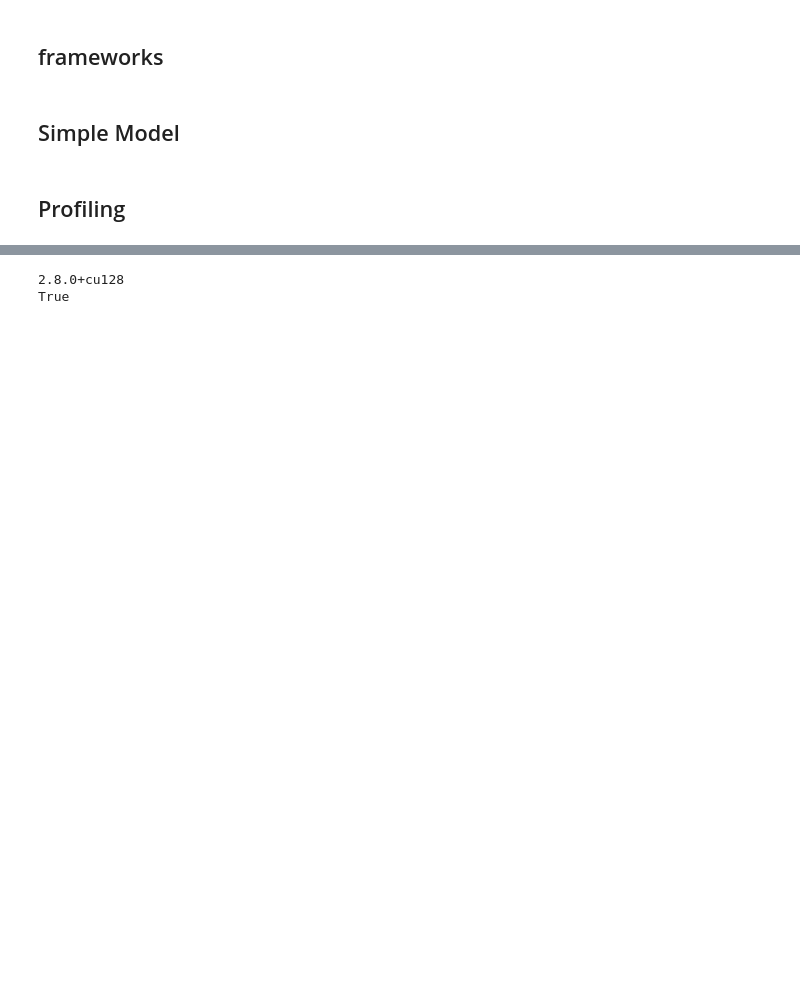
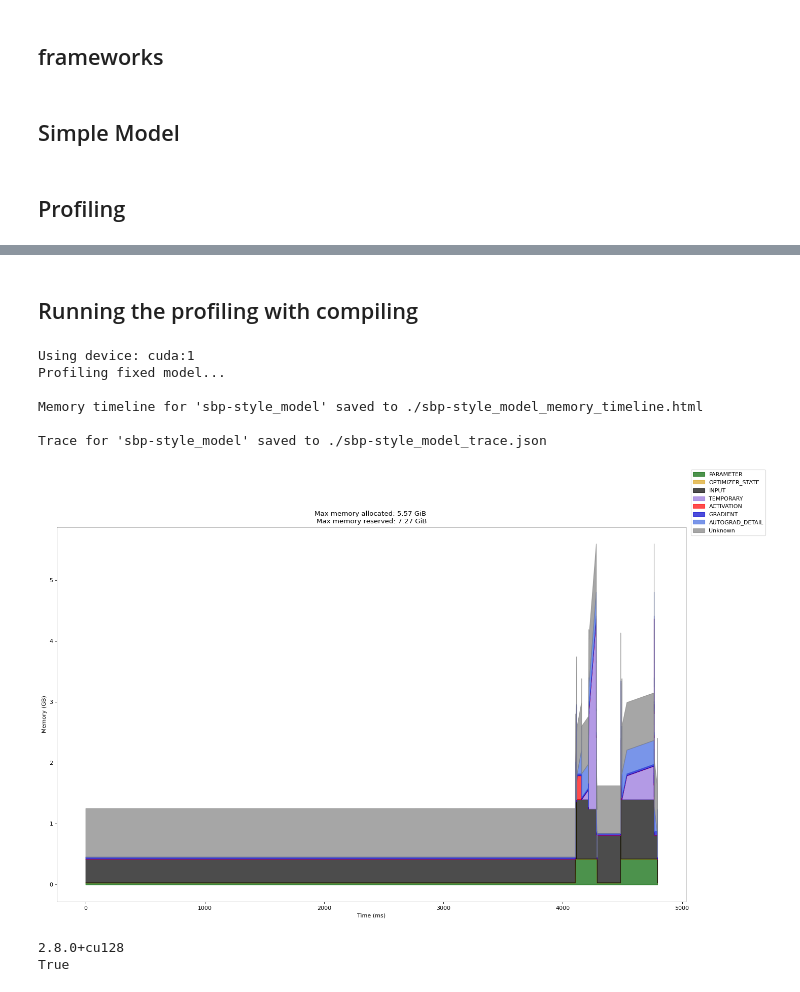
Before and after one commit to inouye-lab/RGM, a Jupyter notebook: notebooks/demo_minimum_working_exp.ipynb, the cells around one changed output, grey strips where cells are left out. Drawn from its saved outputs; the diff is of its cells as text; code cells hidden in the pictures; blank space fills up the shorter version.

```diff
--- a/notebooks/demo_minimum_working_exp.ipynb
+++ b/notebooks/demo_minimum_working_exp.ipynb
@@ -153,7 +153,7 @@ class ColumnwiseStructuredBackDropLinear(nn.Module):
         if backdrop_method == 'fixed':
             self.backdrop_function = FixedDropoutFunction
         elif backdrop_method == 'original':
-            self.backdrop_method = OriginalDropoutFunction
+            self.backdrop_function = OriginalDropoutFunction
         else:
             raise ValueError("Invalid backdrop_method. Choose 'fixed' or 'original'.")
 
@@ -242,12 +242,11 @@ def profile_model(model, inputs, label, device):
         # p.export_chrome_trace(chrome_trace_filename)
         # Export the memory timeline to a separate HTML file [11]
         memory_timeline_filename = f"./{label}_memory_timeline.html"
-        # p.export_memory_timeline(memory_timeline_filename, device=device)
-        try:
-            p.export_memory_timeline(f"./{label}_memory_timeline.json.gz")
-            print(f"\nMemory timeline for '{label}' saved to {memory_timeline_filename}")
-        except ValueError as e:
-            print(f"Error exporting memory timeline: {e}")
+        p.export_memory_timeline(memory_timeline_filename, device=device)
+        # p.export_memory_timeline(f"./{label}_memory_timeline.json.gz")
+        print(f"\nMemory timeline for '{label}' saved to {memory_timeline_filename}")
+        # except ValueError as e:
+        #     print(f"Error exporting memory timeline: {e}")
         p.export_chrome_trace(f"./{label}_trace.json")
         print(f"\nTrace for '{label}' saved to {chrome_trace_filename}")
 
@@ -311,3 +302,39 @@ Trace for 'sbp-style_model' saved to ./sbp-style_model_trace.json
+# %% [markdown]
+## Running the profiling with compiling
+# %%
+# --- Main Execution ---
+if __name__ == "__main__":
+    # Model parameters
+    batch_size = int(102400)
+    input_dim = 1024
+    hidden_dim = 4096
+    output_dim = 1024
+    keep_ratio = 0.1
+    device = 'cuda:1' if torch.cuda.is_available() else 'cpu'
+    print(f"Using device: {device}")
+
+    # --- Profile the standard model ---
+    # print("Profiling standard nn.Linear model...")
+    # standard_model = SimpleTestModel(input_dim, hidden_dim, output_dim, backdrop_method="No_drop", device=device)
+    # standard_model = torch.compile(standard_model, fullgraph=True, mode="reduce-overhead")
+    # inputs = torch.randn(batch_size, input_dim)
+    # profile_model(standard_model, inputs, "standard_model", device)
+
+    # --- Profile the backdrop model ---
+    for methods in ["fixed", "original", "sbp-style"]:
+        print(f"Profiling {methods} model...")
+        backdrop_model = SimpleTestModel(input_dim, hidden_dim, output_dim, backdrop_method=methods, keep_ratio=keep_ratio, device=device)
+        backdrop_model = torch.compile(backdrop_model, fullgraph=True, mode="reduce-overhead")
+        inputs = torch.randn(batch_size, input_dim)
+        profile_model(backdrop_model, inputs, f"{methods}_model", device)
+# %% [output]
+Using device: cuda:1
+Profiling fixed model...
+
+Memory timeline for 'sbp-style_model' saved to ./sbp-style_model_memory_timeline.html
+
+Trace for 'sbp-style_model' saved to ./sbp-style_model_trace.json
+[figure, added]
 # %%
 print(torch.__version__)
 print(torch.cuda.is_available())
```
Also changed, not shown: parts of 3 cells of this notebook.
